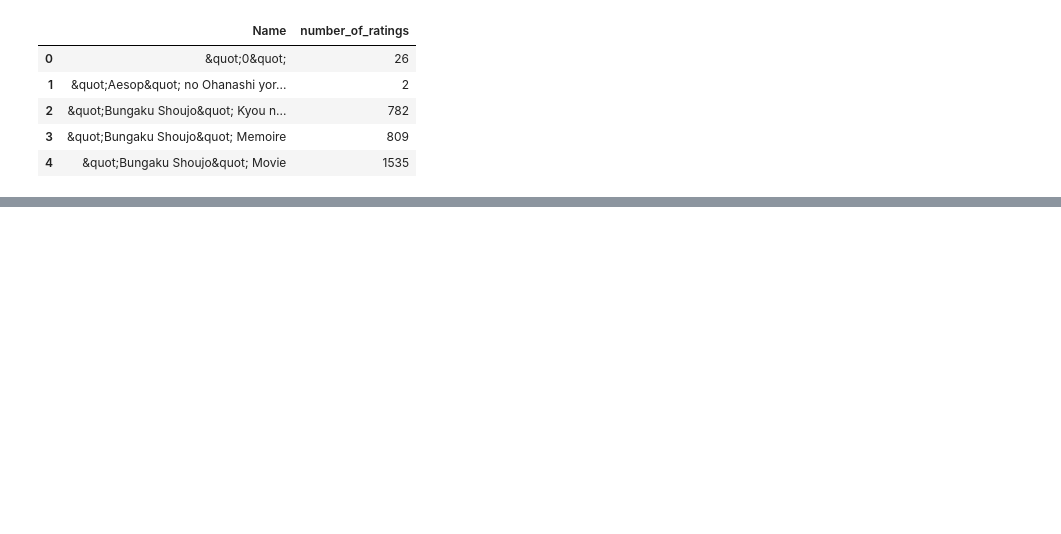
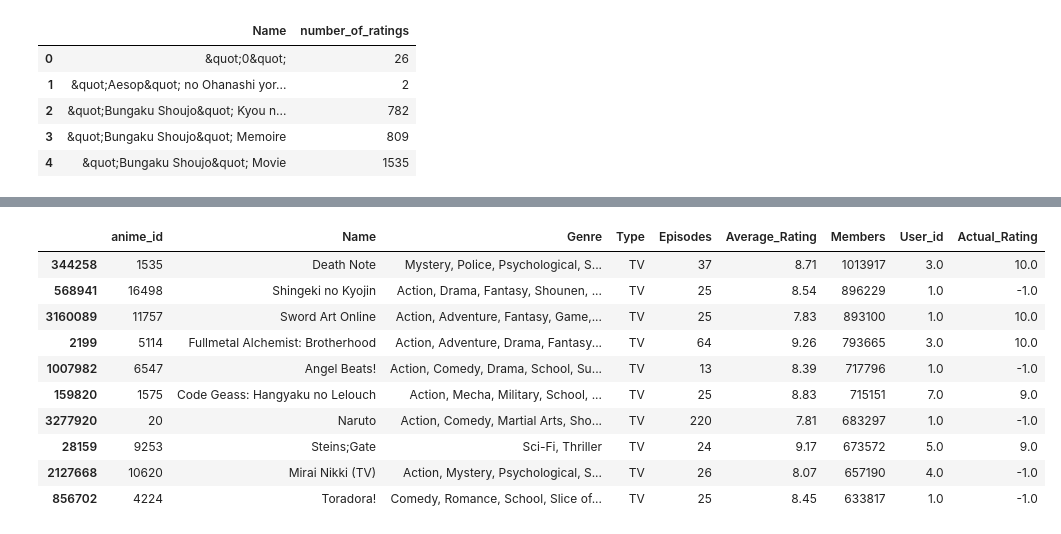
Before and after one commit to hargurjeet/Recommedation-Systems, a Jupyter notebook: Anime_Recommendation_Item_Based_CosineSimilarity.ipynb, the cells around one changed output, grey strips where cells are left out. Saved outputs shown, nothing was run; the diff lists cells and outputs as text; code cells hidden in the pictures; blank space fills up the shorter version.

```diff
--- a/Anime_Recommendation_Item_Based_CosineSimilarity.ipynb
+++ b/Anime_Recommendation_Item_Based_CosineSimilarity.ipynb
@@ -183,0 +226,15 @@ ratings
+# %%
+Anime_community = full_data.drop_duplicates(subset= ['Name', 'Members'], keep='first').sort_values(by='Members', ascending=False).head(10)
+Anime_community
+# %% [output]
+|  | anime_id | Name | Genre | Type | Episodes | Average_Rating | Members | User_id | Actual_Rating |
+| 344258 | 1535 | Death Note | Mystery, Police, Psychological, S... | TV | 37 | 8.71 | 1013917 | 3.0 | 10.0 |
+| 568941 | 16498 | Shingeki no Kyojin | Action, Drama, Fantasy, Shounen, ... | TV | 25 | 8.54 | 896229 | 1.0 | -1.0 |
+| 3160089 | 11757 | Sword Art Online | Action, Adventure, Fantasy, Game,... | TV | 25 | 7.83 | 893100 | 1.0 | 10.0 |
+| 2199 | 5114 | Fullmetal Alchemist: Brotherhood | Action, Adventure, Drama, Fantasy... | TV | 64 | 9.26 | 793665 | 3.0 | 10.0 |
+| 1007982 | 6547 | Angel Beats! | Action, Comedy, Drama, School, Su... | TV | 13 | 8.39 | 717796 | 1.0 | -1.0 |
+| 159820 | 1575 | Code Geass: Hangyaku no Lelouch | Action, Mecha, Military, School, ... | TV | 25 | 8.83 | 715151 | 7.0 | 9.0 |
+| 3277920 | 20 | Naruto | Action, Comedy, Martial Arts, Sho... | TV | 220 | 7.81 | 683297 | 1.0 | -1.0 |
+| 28159 | 9253 | Steins;Gate | Sci-Fi, Thriller | TV | 24 | 9.17 | 673572 | 5.0 | 9.0 |
+| 2127668 | 10620 | Mirai Nikki (TV) | Action, Mystery, Psychological, S... | TV | 26 | 8.07 | 657190 | 4.0 | -1.0 |
+| 856702 | 4224 | Toradora! | Comedy, Romance, School, Slice of... | TV | 25 | 8.45 | 633817 | 1.0 | -1.0 |
```
Also changed, not shown: parts of 11 cells of this notebook.
